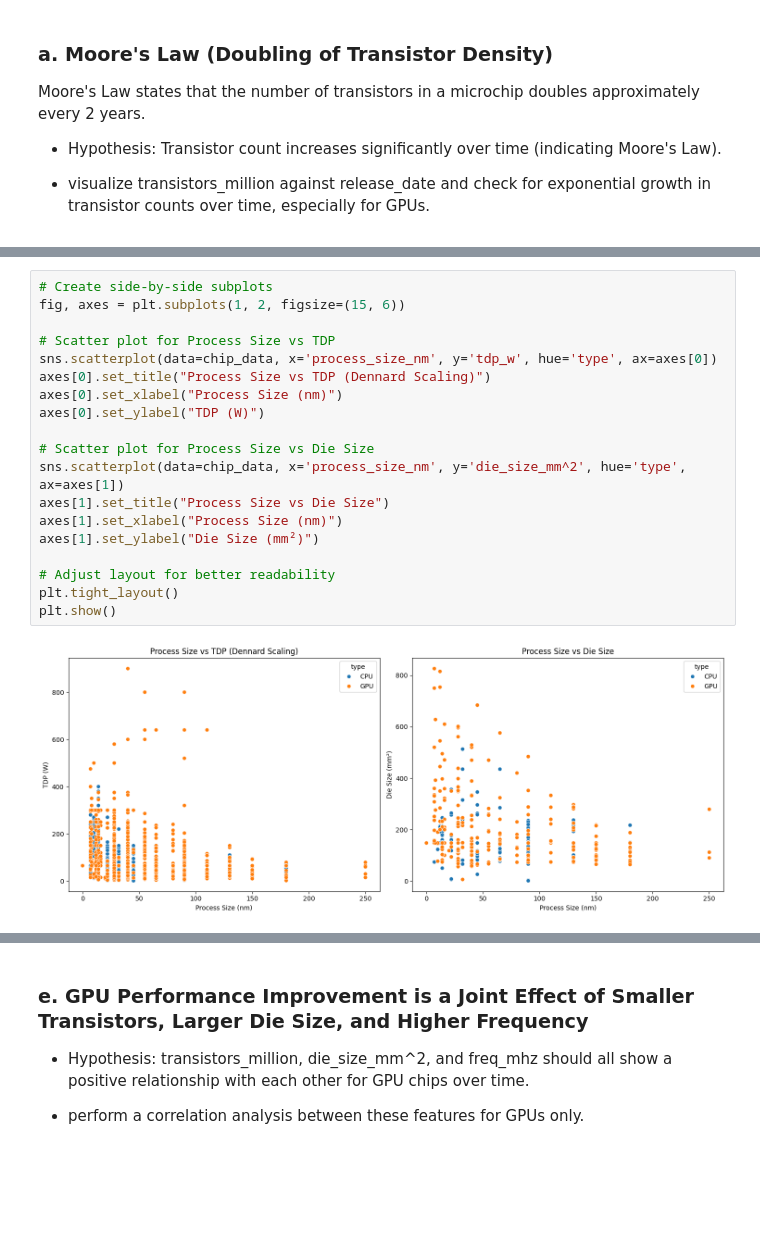
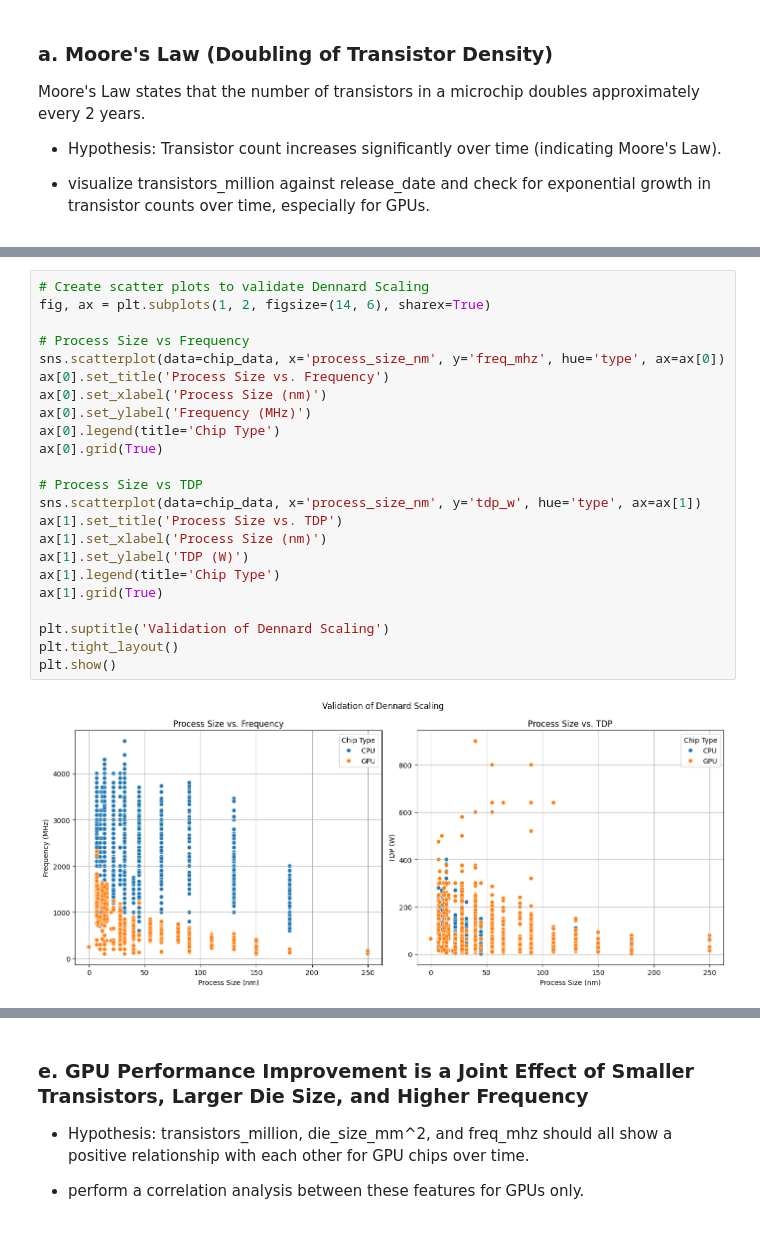
Before and after one commit to bonareri/Machine_Learning_1, a Jupyter notebook: ML_Data_cleaning.ipynb, the cells around one changed output, grey strips where cells are left out. Saved outputs shown, nothing was run; the diff lists cells and outputs as text; blank space fills up the shorter version.

```diff
--- a/ML_Data_cleaning.ipynb
+++ b/ML_Data_cleaning.ipynb
@@ -348,21 +306,25 @@ Dennard scaling suggests that as transistors become smaller, power density remai
-# %%
-# Create side-by-side subplots
-fig, axes = plt.subplots(1, 2, figsize=(15, 6))
-
-# Scatter plot for Process Size vs TDP
-sns.scatterplot(data=chip_data, x='process_size_nm', y='tdp_w', hue='type', ax=axes[0])
-axes[0].set_title("Process Size vs TDP (Dennard Scaling)")
-axes[0].set_xlabel("Process Size (nm)")
-axes[0].set_ylabel("TDP (W)")
-
-# Scatter plot for Process Size vs Die Size
-sns.scatterplot(data=chip_data, x='process_size_nm', y='die_size_mm^2', hue='type', ax=axes[1])
-axes[1].set_title("Process Size vs Die Size")
-axes[1].set_xlabel("Process Size (nm)")
-axes[1].set_ylabel("Die Size (mm²)")
-
-# Adjust layout for better readability
-plt.tight_layout()
-plt.show()
-# %% [output]
-[figure, removed]
+# %%
+# Create scatter plots to validate Dennard Scaling
+fig, ax = plt.subplots(1, 2, figsize=(14, 6), sharex=True)
+
+# Process Size vs Frequency
+sns.scatterplot(data=chip_data, x='process_size_nm', y='freq_mhz', hue='type', ax=ax[0])
+ax[0].set_title('Process Size vs. Frequency')
+ax[0].set_xlabel('Process Size (nm)')
+ax[0].set_ylabel('Frequency (MHz)')
+ax[0].legend(title='Chip Type')
+ax[0].grid(True)
+
+# Process Size vs TDP
+sns.scatterplot(data=chip_data, x='process_size_nm', y='tdp_w', hue='type', ax=ax[1])
+ax[1].set_title('Process Size vs. TDP')
+ax[1].set_xlabel('Process Size (nm)')
+ax[1].set_ylabel('TDP (W)')
+ax[1].legend(title='Chip Type')
+ax[1].grid(True)
+
+plt.suptitle('Validation of Dennard Scaling')
+plt.tight_layout()
+plt.show()
+# %% [output]
+[figure, added]
```
Also changed, not shown: parts of 28 cells of this notebook.
